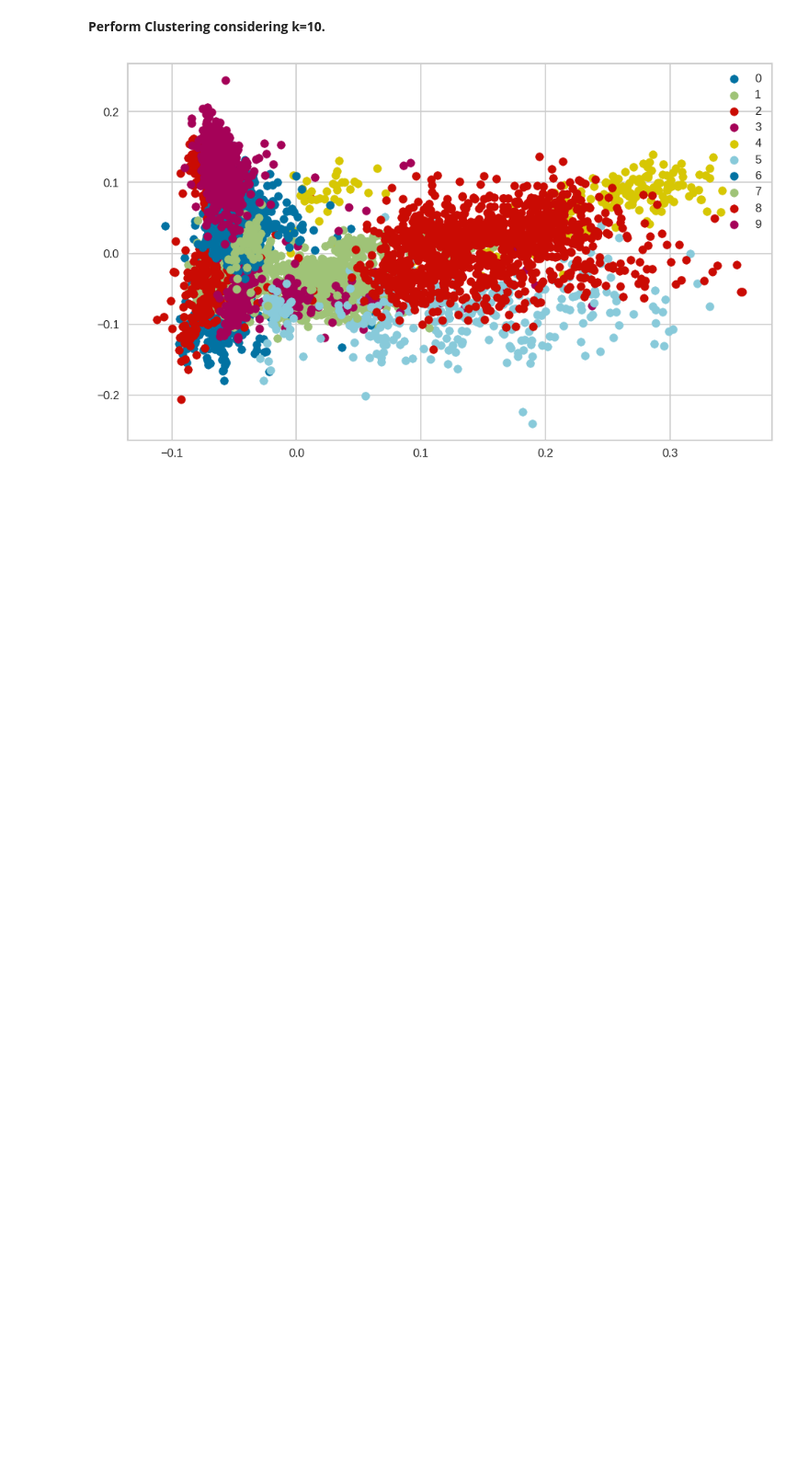
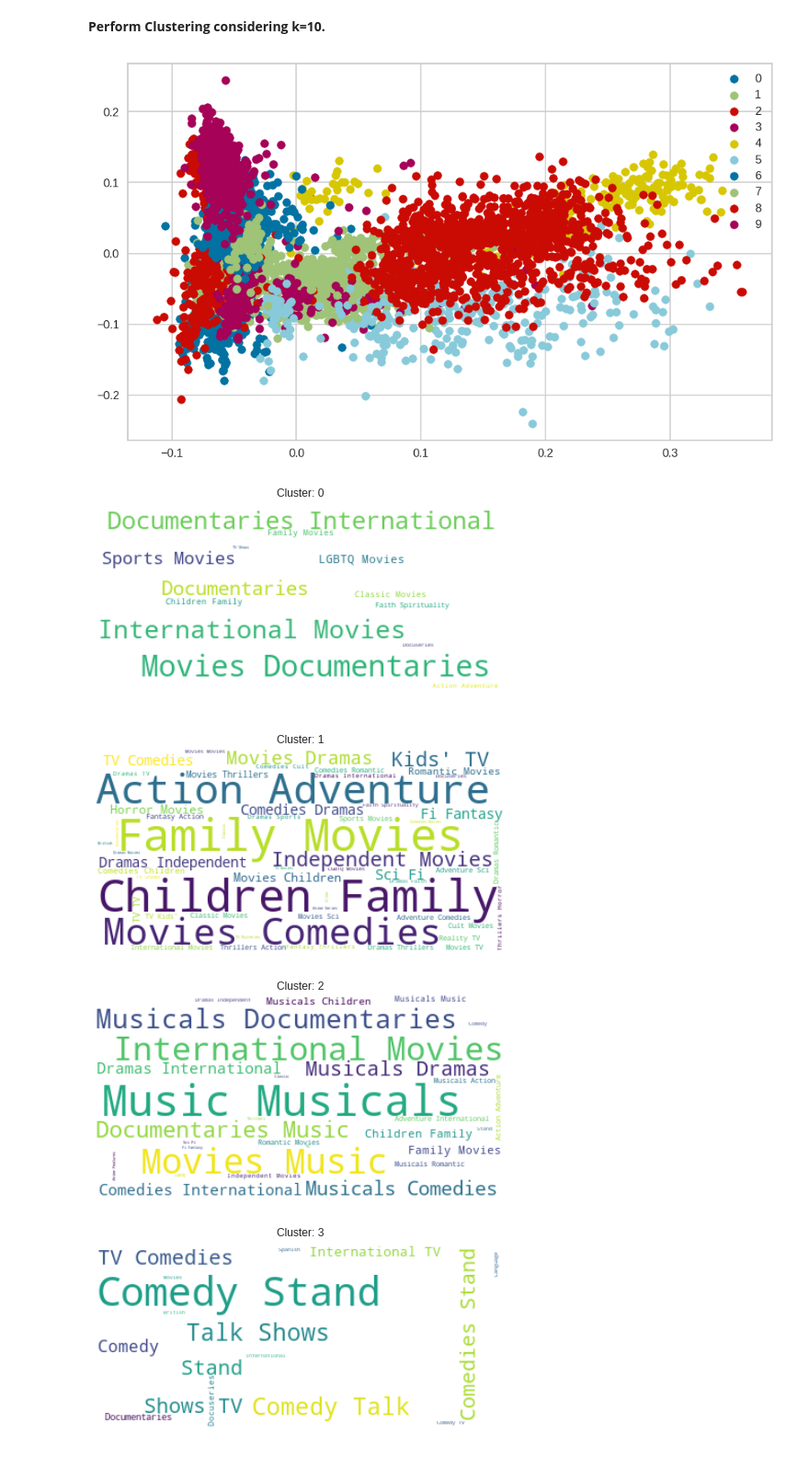
Before and after one commit to Shubhamprasad1995/NETFLIX-MOVIES-AND-TV-SHOWS-CLUSTERING, a Jupyter notebook: NETFLIX_MOVIES_AND_TV_SHOWS_CLUSTERING.ipynb, the cells around one changed output. Shown at 92% size. Saved outputs shown, nothing was run; the diff lists cells and outputs as text; code cells hidden in the pictures; blank space fills up the shorter version.

```diff
--- a/NETFLIX_MOVIES_AND_TV_SHOWS_CLUSTERING.ipynb
+++ b/NETFLIX_MOVIES_AND_TV_SHOWS_CLUSTERING.ipynb
@@ -1064,3 +1064,6 @@ plt.legend()
 plt.show()
 # %% [output]
 [figure]
+# %%
+# Add cluster values to the dateframe.
+netflix_data['cluster_number'] = kmeans.labels_
@@ -1066,0 +1075,23 @@ plt.show()
+# %%
+#word cloud for user rating review
+def func_select_Category(category_name,column_of_choice):
+  df_word_cloud = netflix_data[['cluster_number',column_of_choice]].dropna()
+  df_word_cloud = df_word_cloud[df_word_cloud['cluster_number']==category_name]
+  text = " ".join(word for word in df_word_cloud[column_of_choice])
+  # Create stopword list:
+  stopwords = set(STOPWORDS)
+  # Generate a word cloud image
+  wordcloud = WordCloud(stopwords=stopwords, background_color="white").generate(text)
+  # Plot the wordclouds
+  plt.imshow(wordcloud, interpolation='bilinear')
+  plt.title(f'Cluster: {i}')
+  plt.axis("off")
+  plt.show()
+# %%
+for i in range(10):
+  func_select_Category(i,'listed_in')
+# %% [output]
+[figure, added]
+[figure, added]
+[figure, added]
+[figure, added]
```
Also changed, not shown: parts of 10 cells of this notebook.
